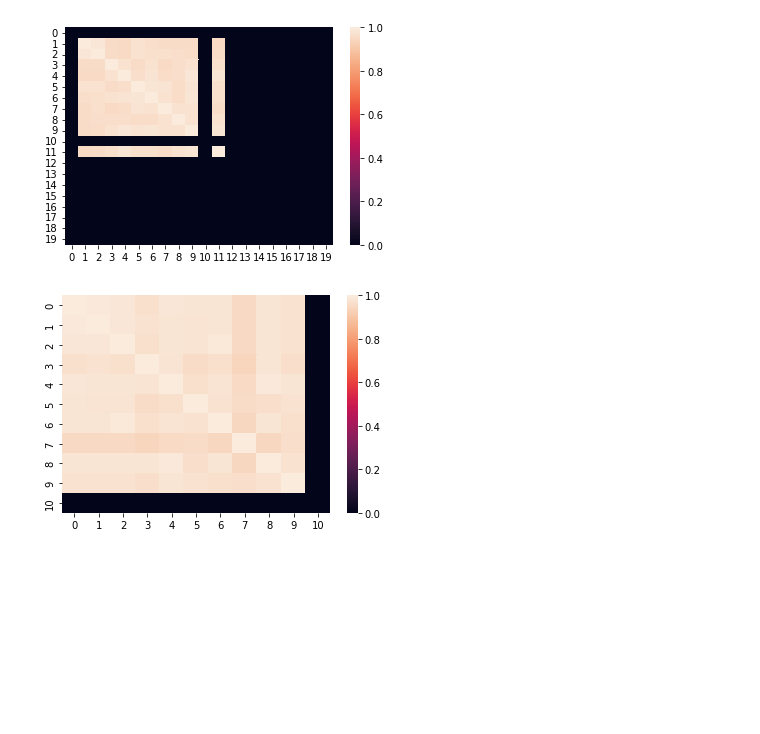
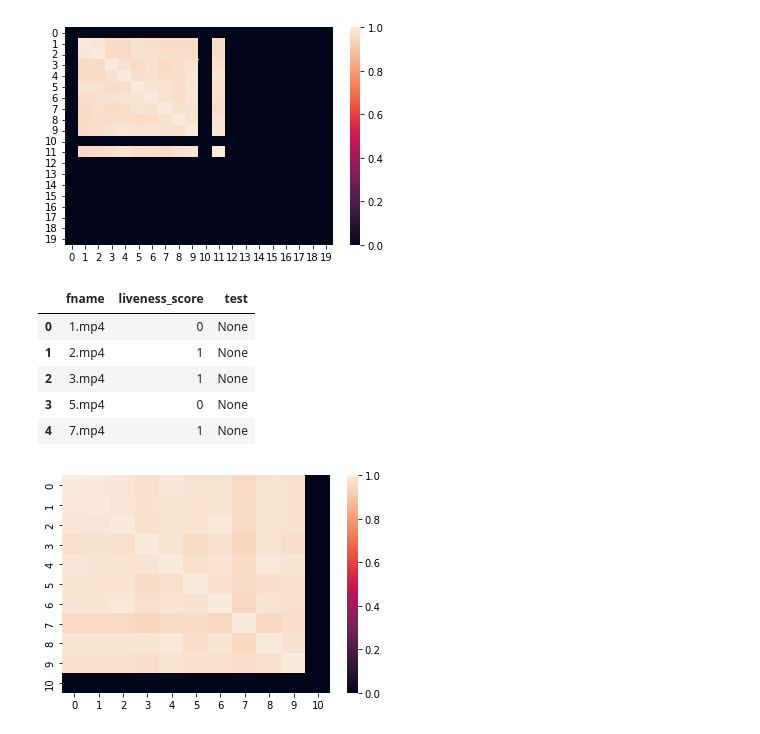
Before and after one commit to Truyen724/Zalo_liveness_Detection, a Jupyter notebook: test.ipynb, the cells around one changed output. Drawn from its saved outputs; the diff is of its cells as text; code cells hidden in the pictures; blank space fills up the shorter version.

Commit message:
them phan data embed

```diff
--- a/test.ipynb
+++ b/test.ipynb
@@ -214,5 +219,16 @@ hm = sn.heatmap(data = out2[:20,:20])
 plt.show()
 # %% [output]
 [figure]
+# %%
+data_csv["test"] = None
+data_csv.head()
+# data_csv.dropna()
+# %% [output]
+|  | fname | liveness_score | test |
+| 0 | 1.mp4 | 0 | None |
+| 1 | 2.mp4 | 1 | None |
+| 2 | 3.mp4 | 1 | None |
+| 3 | 5.mp4 | 0 | None |
+| 4 | 7.mp4 | 1 | None |
 # %%
 cv2.destroyAllWindows()
```
Also changed, not shown: parts of 5 cells of this notebook, 3 other files.
